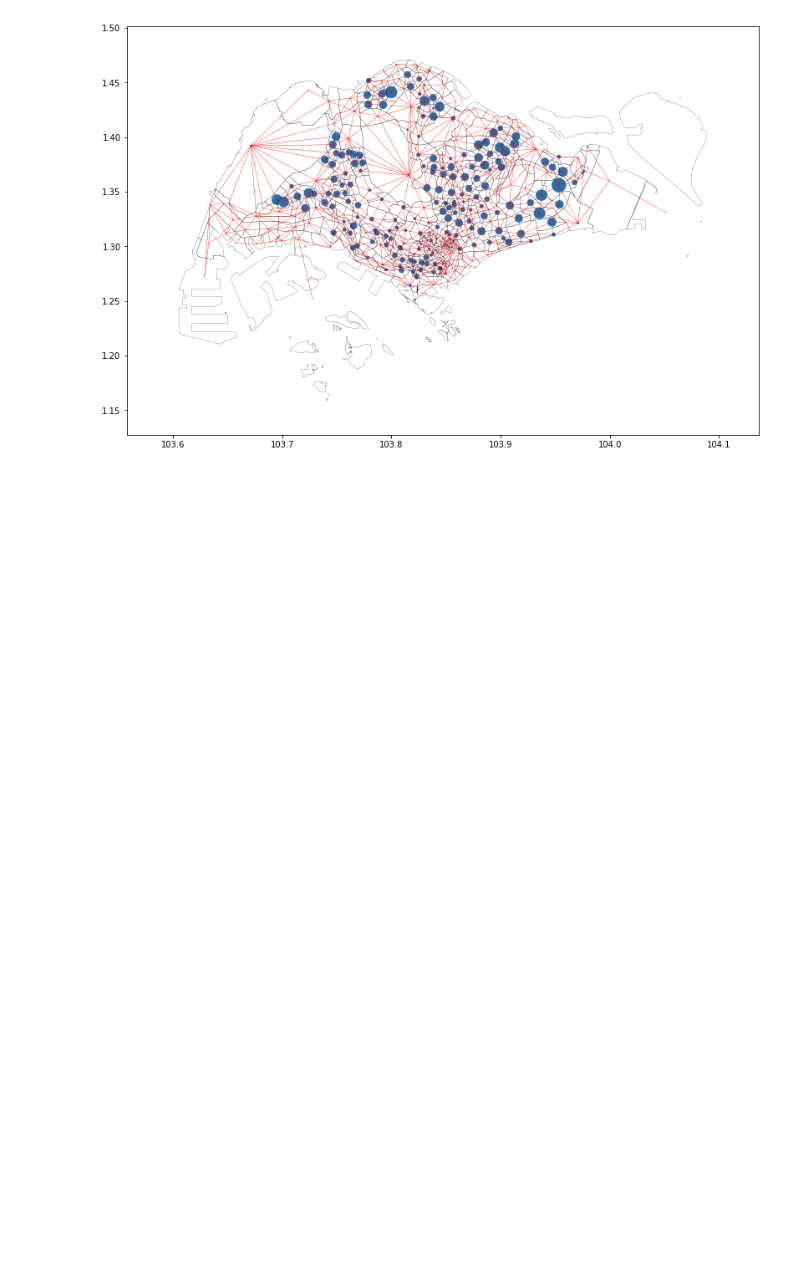
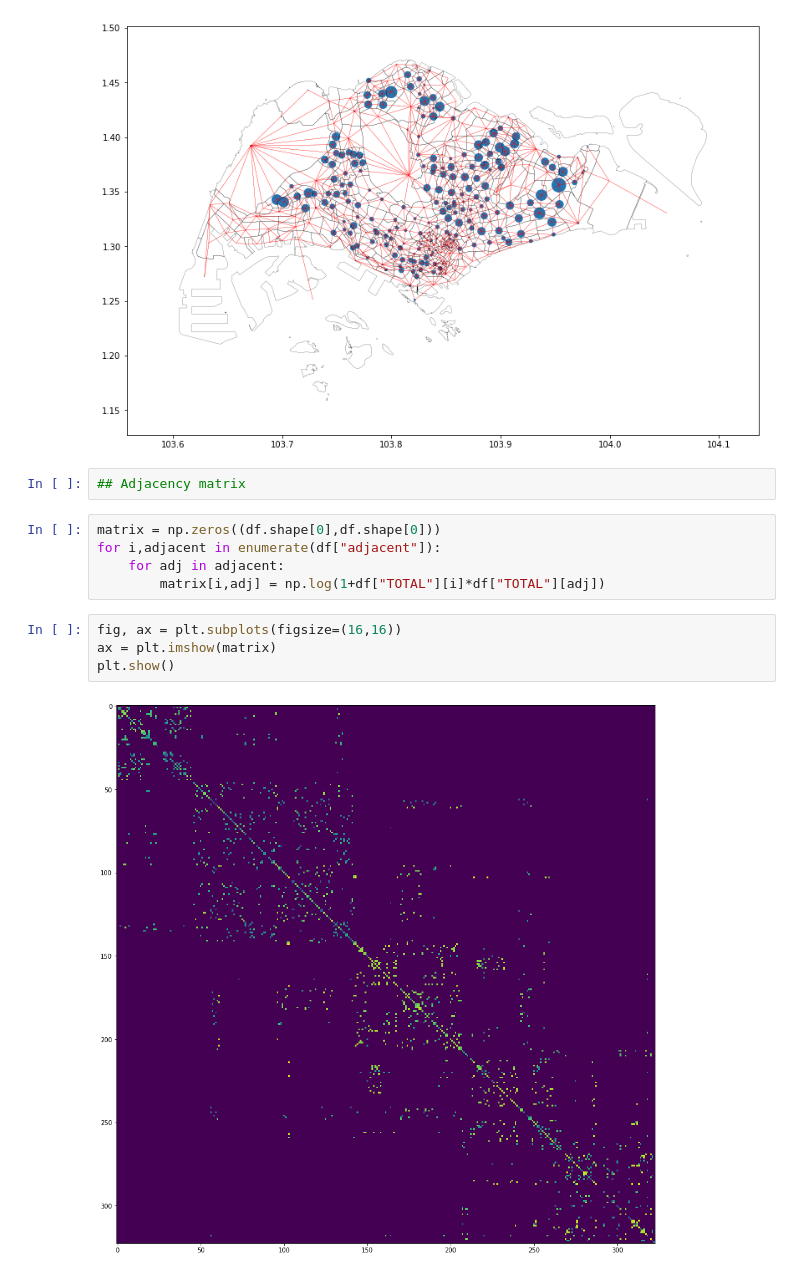
Before and after one commit to tonghuikang/draw-sgp-electoral-boundaries, a Jupyter notebook: preprocessing/process_kml.ipynb, the cells around one changed output. Saved outputs shown, nothing was run; the diff lists cells and outputs as text; blank space fills up the shorter version.

Commit message:
adj matrix

```diff
--- a/preprocessing/process_kml.ipynb
+++ b/preprocessing/process_kml.ipynb
@@ -208,3 +210,16 @@ ax.margins(0.1)
 plt.show()
 # %% [output]
 [figure]
+# %%
+## Adjacency matrix
+# %%
+matrix = np.zeros((df.shape[0],df.shape[0]))
+for i,adjacent in enumerate(df["adjacent"]):
+    for adj in adjacent:
+        matrix[i,adj] = np.log(1+df["TOTAL"][i]*df["TOTAL"][adj])
+# %%
+fig, ax = plt.subplots(figsize=(16,16))
+ax = plt.imshow(matrix)
+plt.show()
+# %% [output]
+[figure, added]
```
Also changed, not shown: parts of 3 cells of this notebook.
